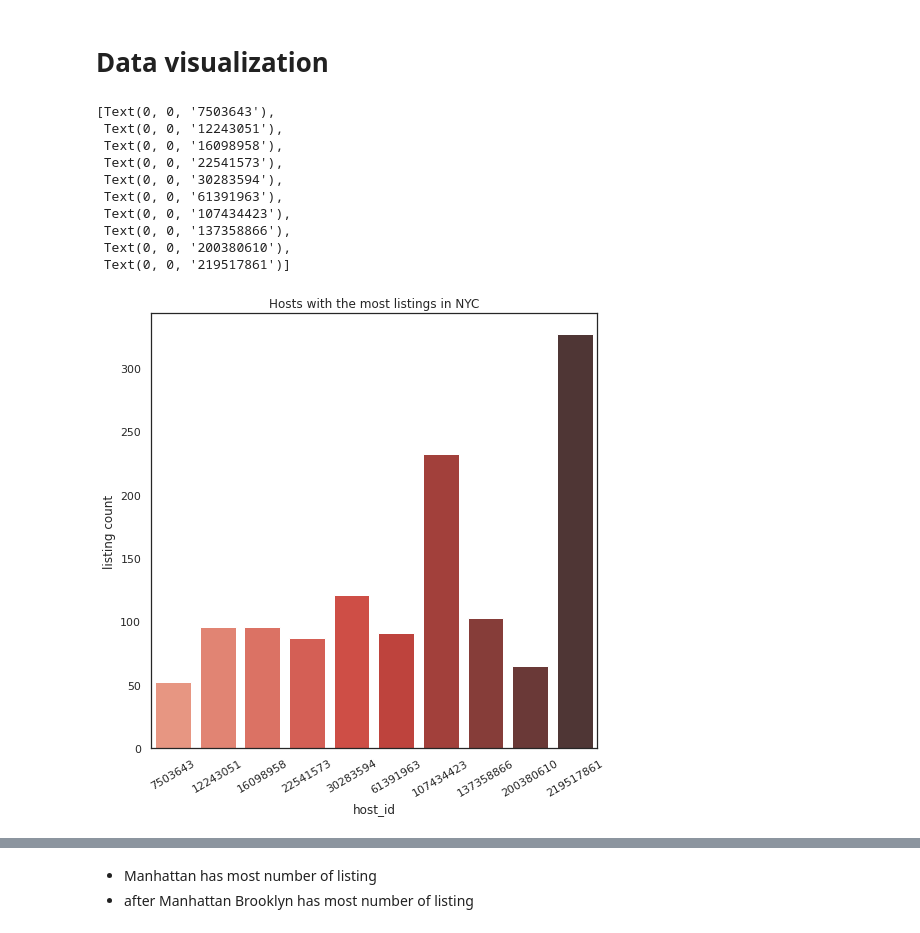
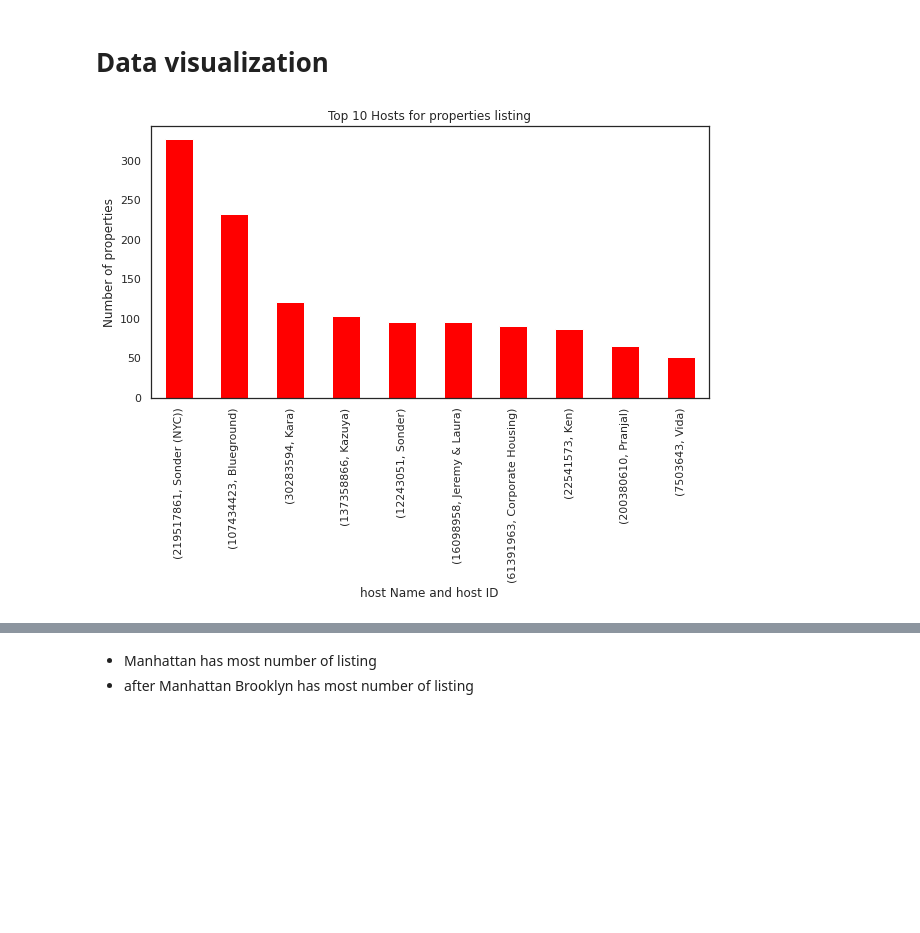
Before and after one commit to ritisha22/Airbnb-booking-analysis, a Jupyter notebook: Copy_of_Copy_of_Copy_of_Airbnb_Bookings_Analysis_Capstone_Project.ipynb, the cells around one changed output, grey strips where cells are left out. Saved outputs shown, nothing was run; the diff lists cells and outputs as text; code cells hidden in the pictures; blank space fills up the shorter version.

```diff
--- a/Copy_of_Copy_of_Copy_of_Airbnb_Bookings_Analysis_Capstone_Project.ipynb
+++ b/Copy_of_Copy_of_Copy_of_Airbnb_Bookings_Analysis_Capstone_Project.ipynb
@@ -188,5 +237,5 @@ array(['Private room', 'Entire home/apt', 'Shared room'], dtype=object)
 # %%
 # checking the top hosts
-top_10host=airbnb_data.host_id.value_counts().head(10)
+top_10host=airbnb_data.groupby(['host_id','host_name'])['host_id'].count().sort_values(ascending=False)[:10]
 top_10host
 # %% [output]
@@ -244,24 +277,11 @@ Name: availability_365, Length: 37439, dtype: float64
 *   We can see that there are few hosts who aren't even available for a day. Tasos, Tyrell, Anthony are a few to name and it is clear that reviews aren't related to availability as we can see that there are no hosts with the most reviews being busy or we can say that people in general doesn't only prefer hosts with the most reviews.
 # %% [markdown]
 # **Data visualization**
-# %%
-#visualization of top 10 host_id  by usuing seaborn plot
-sns.set(rc={'figure.figsize':(8,8)})
-sns.set_style('white')
-viz_top_10host=sns.barplot(x='host_id',y='count',palette='Reds_d',data=top_10host_df)
-viz_top_10host.set_title('Hosts with the most listings in NYC')
-viz_top_10host.set_xlabel('host_id')
-viz_top_10host.set_ylabel('listing count')
-viz_top_10host.set_xticklabels(viz_top_10host.get_xticklabels(),rotation=30)
-# %% [output]
-[Text(0, 0, '7503643'),
- Text(0, 0, '12243051'),
- Text(0, 0, '16098958'),
- Text(0, 0, '22541573'),
- Text(0, 0, '30283594'),
- Text(0, 0, '61391963'),
- Text(0, 0, '107434423'),
- Text(0, 0, '137358866'),
- Text(0, 0, '200380610'),
- Text(0, 0, '219517861')]
-[figure, removed]
+# %%
+top_10host.plot.bar(figsize=(10,5),color='red')
+plt.xlabel('host Name and host ID')
+plt.ylabel('Number of properties')
+plt.title('Top 10 Hosts for properties listing')
+plt.show()
+# %% [output]
+[figure, added]
```
Also changed, not shown: parts of 23 cells of this notebook.
